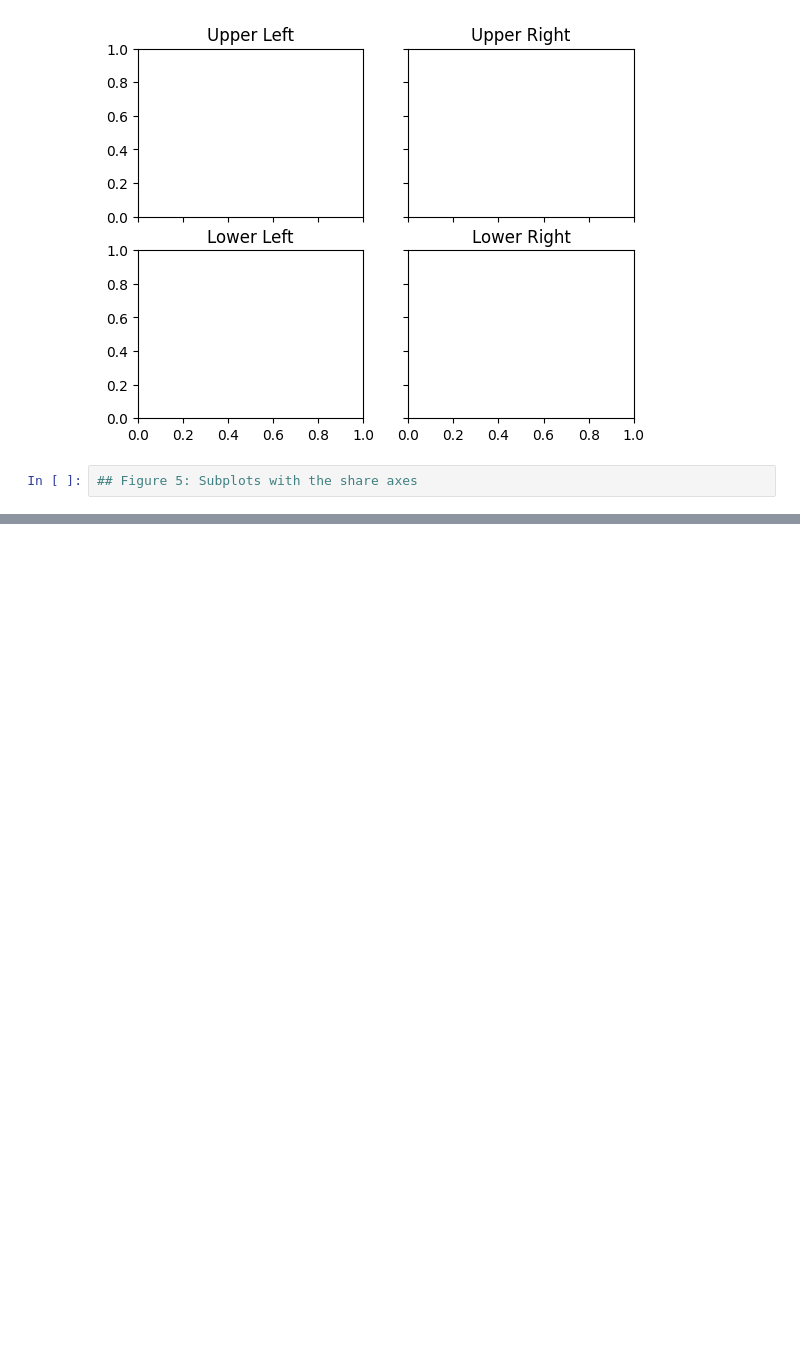
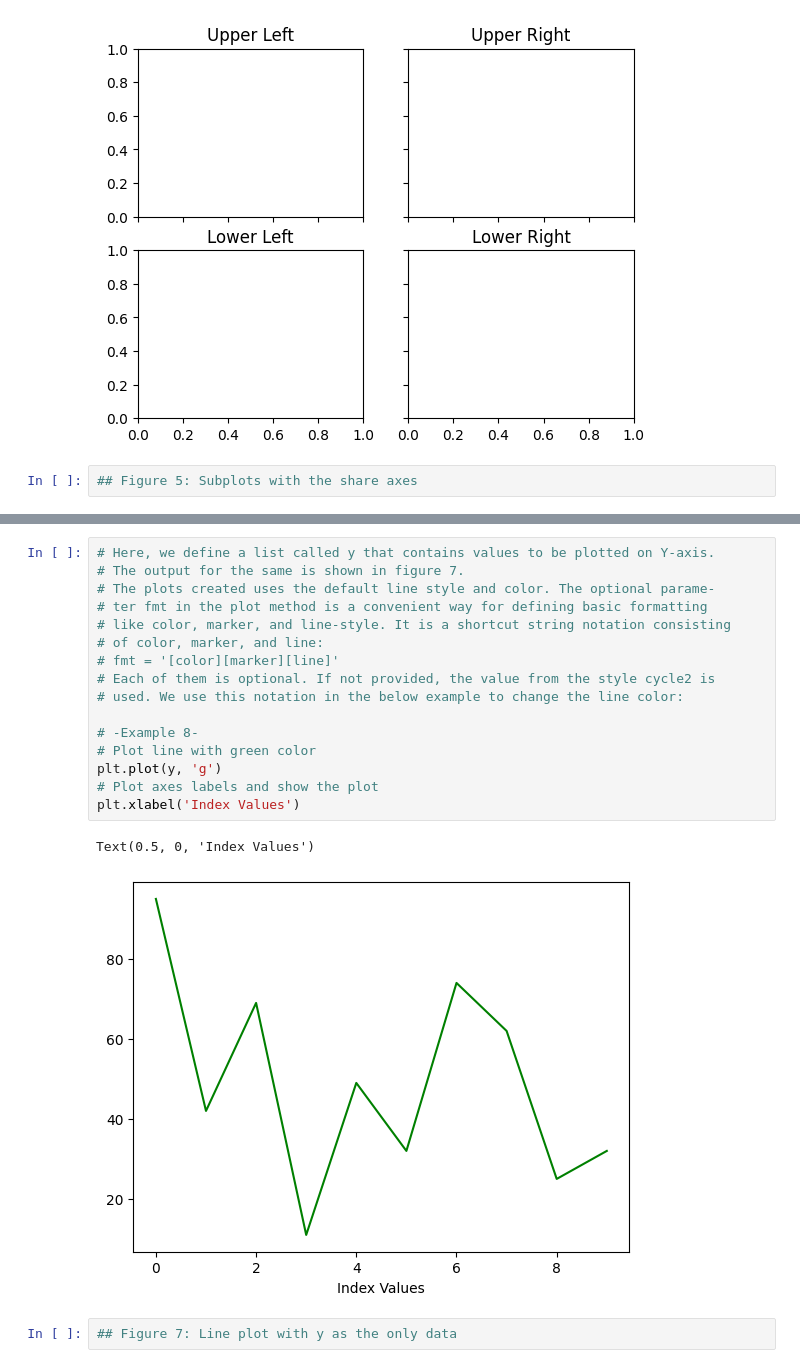
Before and after one commit to gr8bipin/python_basics_finance, a Jupyter notebook: matplotlib.ipynb, the cells around one changed output, grey strips where cells are left out. Drawn from its saved outputs; the diff is of its cells as text; blank space fills up the shorter version.

```diff
--- a/matplotlib.ipynb
+++ b/matplotlib.ipynb
@@ -253,0 +318,21 @@ plt.show()
+# %%
+# Here, we define a list called y that contains values to be plotted on Y-axis.
+# The output for the same is shown in figure 7.
+# The plots created uses the default line style and color. The optional parame-
+# ter fmt in the plot method is a convenient way for defining basic formatting
+# like color, marker, and line-style. It is a shortcut string notation consisting
+# of color, marker, and line:
+# fmt = '[color][marker][line]'
+# Each of them is optional. If not provided, the value from the style cycle2 is
+# used. We use this notation in the below example to change the line color:
+
+# -Example 8-
+# Plot line with green color
+plt.plot(y, 'g')
+# Plot axes labels and show the plot
+plt.xlabel('Index Values')
+# %% [output]
+Text(0.5, 0, 'Index Values')
+[figure, added]
+# %%
+## Figure 7: Line plot with y as the only data
```
Also changed, not shown: parts of 37 cells of this notebook.
